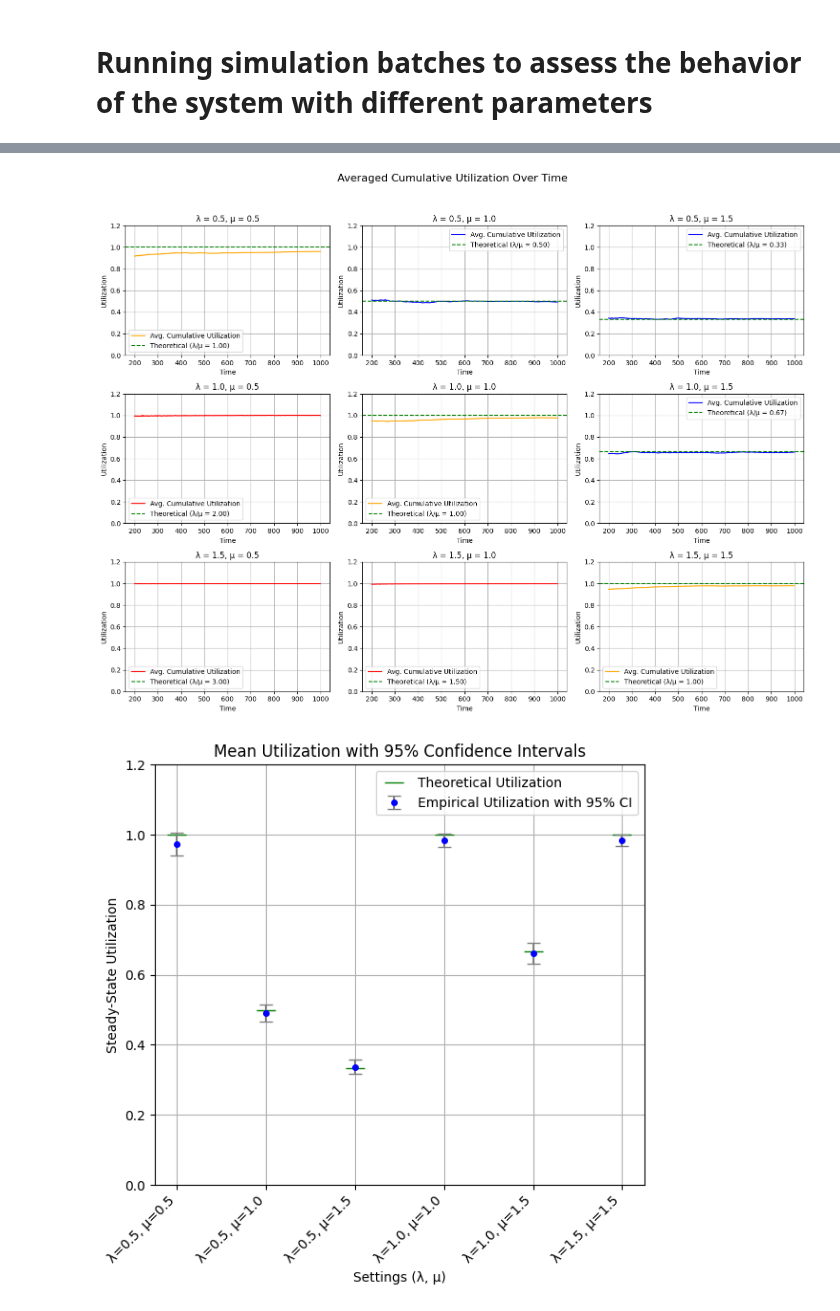
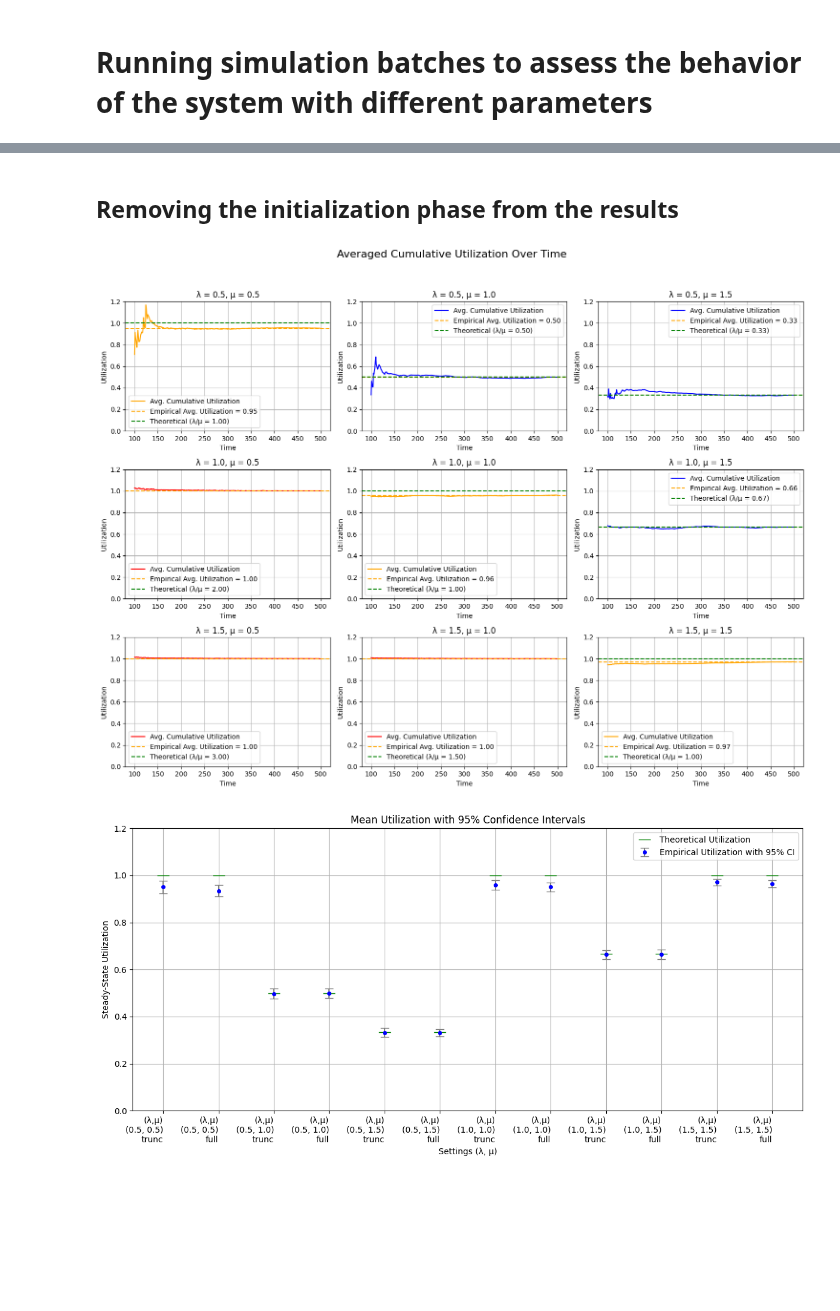
Before and after one commit to DaMole98/SPE-labs, a Jupyter notebook: HW-4/src/simulations.ipynb, the cells around one changed output, grey strips where cells are left out. Cells and saved outputs as stored; diff of their text form; code cells hidden in the pictures; blank space fills up the shorter version.

```diff
--- a/HW-4/src/simulations.ipynb
+++ b/HW-4/src/simulations.ipynb
@@ -274,0 +305,2 @@ plt.show()
+# %% [markdown]
+## Removing the initialization phase from the results
@@ -275,16 +316,8 @@ plt.show()
 # %%
-# Drop the first events
-NUM_DROPPED_EVENTS = 200
-
-truncated_utils = {}
-for (lambda_, mu), utilization_curve in avg_utilizations.items():
-    # Truncate the first NUM_DROPPED_EVENTS points
-    truncated_utils[(lambda_, mu)] = utilization_curve[NUM_DROPPED_EVENTS:]
-
 fig, axes = plt.subplots(rows, cols, figsize=(5 * cols, 4 * rows), squeeze=False)
 
 # Plot each utilization curve in a subplot
-for idx, ((lambda_, mu), utilization_curve) in enumerate(truncated_utils.items()):
+for idx, ((lambda_, mu), results) in enumerate(truncated_results.items()):
     row, col = divmod(idx, cols)
     ax = axes[row][col]
 
@@ -293,10 +326,16 @@ for idx, ((lambda_, mu), utilization_curve) in enumerate(truncated_utils.items()
     theoretical_util = lambda_ / mu
 
     ax.plot(
-        grid[NUM_DROPPED_EVENTS:],
-        utilization_curve,
+        truncated_grid,
+        results["utils_ot_avg"],
         color=color,
         label="Avg. Cumulative Utilization",
+    )
+    ax.axhline(
+        results["utils_for_rep"].mean(),
+        color="orange",
+        linestyle="--",
+        label=f"Empirical Avg. Utilization = {results['utils_for_rep'].mean():.2f}",
     )
     ax.axhline(
         theoretical_util,
@@ -315,7 +354,7 @@ fig.suptitle("Averaged Cumulative Utilization Over Time", fontsize=16)
 fig.tight_layout(rect=[0, 0.03, 1, 0.95])
 plt.show()
 # %% [output]
-[figure, old version]
+[figure, new version]
 # %%
 summary_rows = []
 
@@ -367,42 +401,54 @@ summary_df = pd.DataFrame(summary_rows)
 # %%
 # Filter out rows where lambda is greater than mu
-filtered_df = summary_df[summary_df["lambda"] <= summary_df["mu"]]
+filtered_summaries = [row for row in summary_rows if row["lambda"] <= row["mu"]]
 
 # Create labels
-labels = [
-    f"λ={lam}, μ={mu}" for lam, mu in zip(filtered_df["lambda"], filtered_df["mu"])
-]
+labels = []
+y, yerr_lo, yerr_hi = [], [], []
+theoretical_utils = []
+for row in filtered_summaries:
+    base_label = f"(λ,μ)\n({row['lambda']}, {row['mu']})\n"
+    labels.append(base_label + "trunc")
+    labels.append(base_label + "full")
+    y.append(row["truncated"]["mean_util"])
+    y.append(row["full"]["mean_util"])
+    yerr_lo.append(row["truncated"]["mean_util"] - row["truncated"]["ci95_lo"])
+    yerr_lo.append(row["full"]["mean_util"] - row["full"]["ci95_lo"])
+    yerr_hi.append(row["truncated"]["ci95_hi"] - row["truncated"]["mean_util"])
+    yerr_hi.append(row["full"]["ci95_hi"] - row["full"]["mean_util"])
+
+    theoretical_utils.append(row["theoretical"])
+    theoretical_utils.append(row["theoretical"])
+
+yerr = np.array([yerr_lo, yerr_hi])
 x = np.arange(len(labels))
 
 # Compute error bars (asymmetrical)
-y = filtered_df["mean_util"]
-yerr = [y - filtered_df["ci95_lo"], filtered_df["ci95_hi"] - y]
+
 
 # Plot
-plt.figure(figsize=(6, 6))
-plt.plot(
-    x, filtered_df["theoretical"], "g_", markersize=15, label="Theoretical Utilization"
-)
+plt.figure(figsize=(12, 6))
+plt.plot(x, theoretical_utils, "g_", markersize=15, label="Theoretical Utilization")
 plt.errorbar(
     x,
     y,
     yerr=yerr,
     fmt="o",
     capsize=5,
     markersize=4,
     color="blue",
     ecolor="gray",
     label="Empirical Utilization with 95% CI",
 )
 
-plt.xticks(x, labels, rotation=45, ha="right")
+plt.xticks(x, labels, ha="right")
 plt.ylim(0, 1.2)
 plt.ylabel("Steady-State Utilization")
 plt.xlabel("Settings (λ, μ)")
 plt.title("Mean Utilization with 95% Confidence Intervals")
 plt.grid(True)
 plt.tight_layout()
 plt.legend()
 plt.show()
 # %% [output]
-[figure, old version]
+[figure, new version]
```
Also changed, not shown: parts of 12 cells of this notebook.
